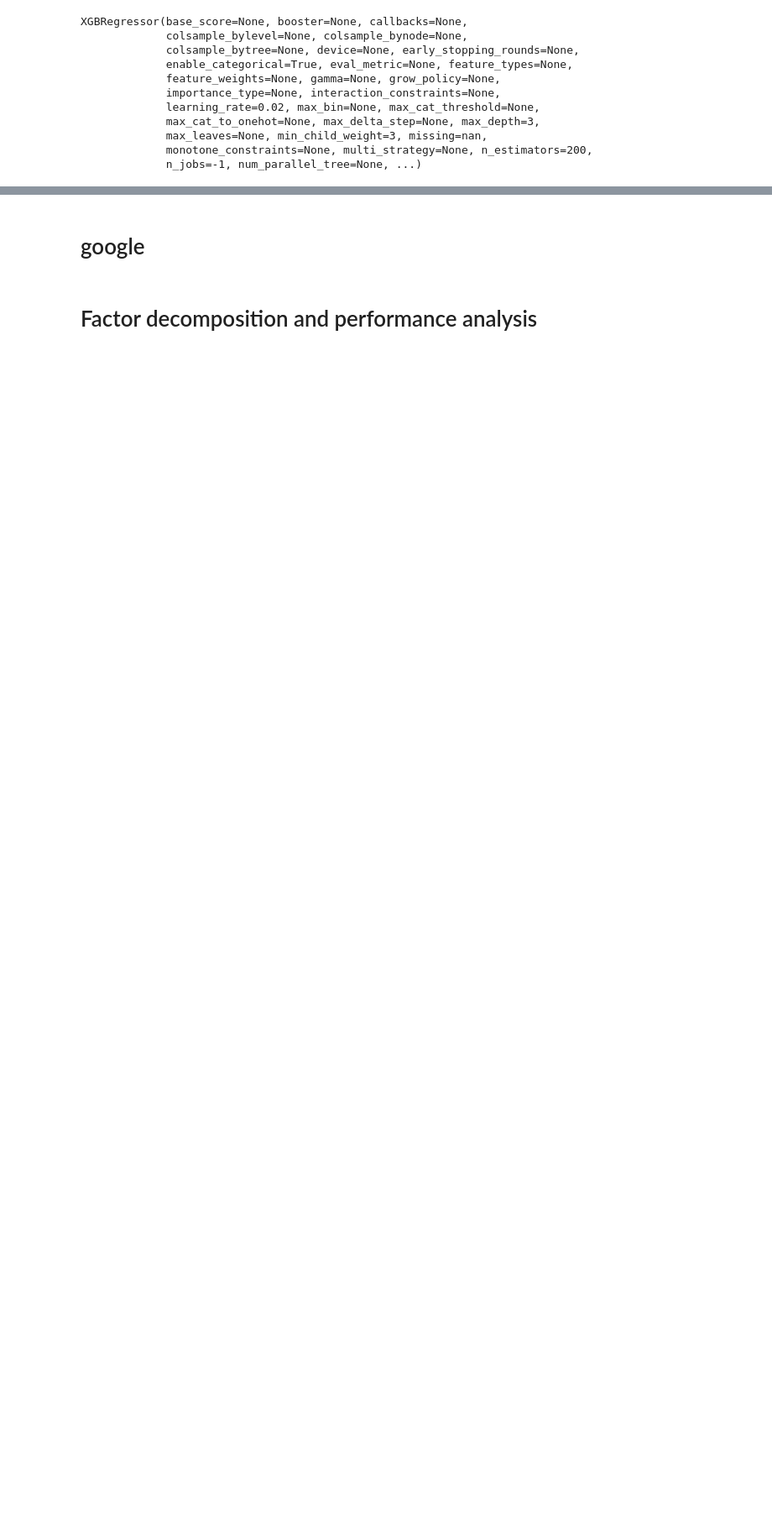
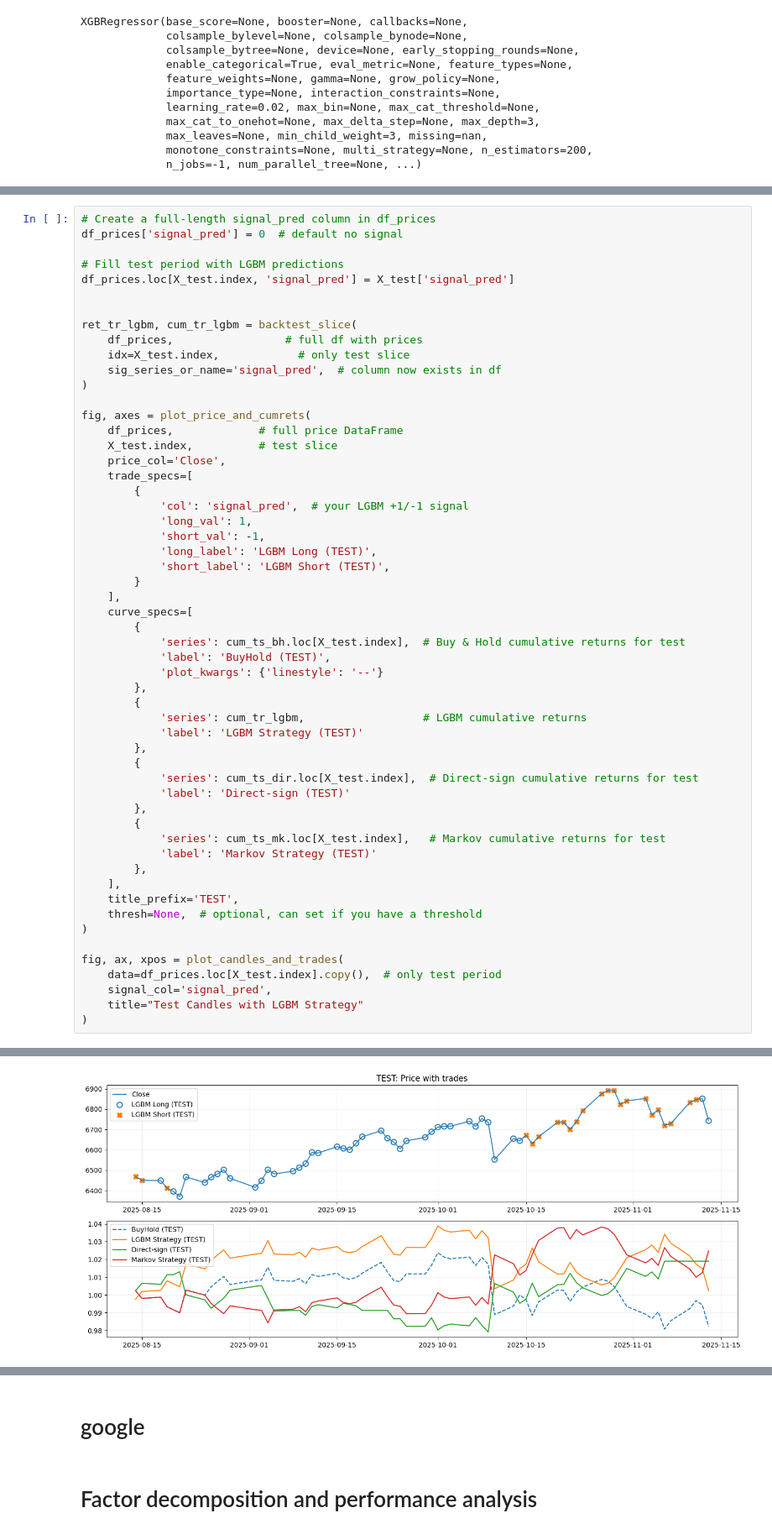
Before and after one commit to MichaelCarloH/ML-PortfolioManagement, a Jupyter notebook: submission_code/ml_project.ipynb, the cells around one changed output, grey strips where cells are left out. Shown at 84% size. Drawn from its saved outputs; the diff is of its cells as text; blank space fills up the shorter version.

```diff
--- a/submission_code/ml_project.ipynb
+++ b/submission_code/ml_project.ipynb
@@ -1539,0 +1696,56 @@ Test R²:       -0.0241
+# %%
+# Create a full-length signal_pred column in df_prices
+df_prices['signal_pred'] = 0  # default no signal
+
+# Fill test period with LGBM predictions
+df_prices.loc[X_test.index, 'signal_pred'] = X_test['signal_pred']
+
+
+ret_tr_lgbm, cum_tr_lgbm = backtest_slice(
+    df_prices,                 # full df with prices
+    idx=X_test.index,            # only test slice
+    sig_series_or_name='signal_pred',  # column now exists in df
+)
+
+fig, axes = plot_price_and_cumrets(
+    df_prices,             # full price DataFrame
+    X_test.index,          # test slice
+    price_col='Close',
+    trade_specs=[
+        {
+            'col': 'signal_pred',  # your LGBM +1/-1 signal
+            'long_val': 1,
+            'short_val': -1,
+            'long_label': 'LGBM Long (TEST)',
+            'short_label': 'LGBM Short (TEST)',
+        }
+    ],
+    curve_specs=[
+        {
+            'series': cum_ts_bh.loc[X_test.index],  # Buy & Hold cumulative returns for test
+            'label': 'BuyHold (TEST)',
+            'plot_kwargs': {'linestyle': '--'}
+        },
+        {
+            'series': cum_tr_lgbm,                  # LGBM cumulative returns
+            'label': 'LGBM Strategy (TEST)'
+        },
+        {
+            'series': cum_ts_dir.loc[X_test.index],  # Direct-sign cumulative returns for test
+            'label': 'Direct-sign (TEST)'
+        },
+        {
+            'series': cum_ts_mk.loc[X_test.index],   # Markov cumulative returns for test
+            'label': 'Markov Strategy (TEST)'
+        },
+    ],
+    title_prefix='TEST',
+    thresh=None,  # optional, can set if you have a threshold
+)
+
+fig, ax, xpos = plot_candles_and_trades(
+    data=df_prices.loc[X_test.index].copy(),  # only test period
+    signal_col='signal_pred',
+    title="Test Candles with LGBM Strategy"
+)
+# %% [output]
@@ -1539,0 +1757 @@ Test R²:       -0.0241
+[figure, added]
```
Also changed, not shown: parts of 17 cells of this notebook, 8 other files.
